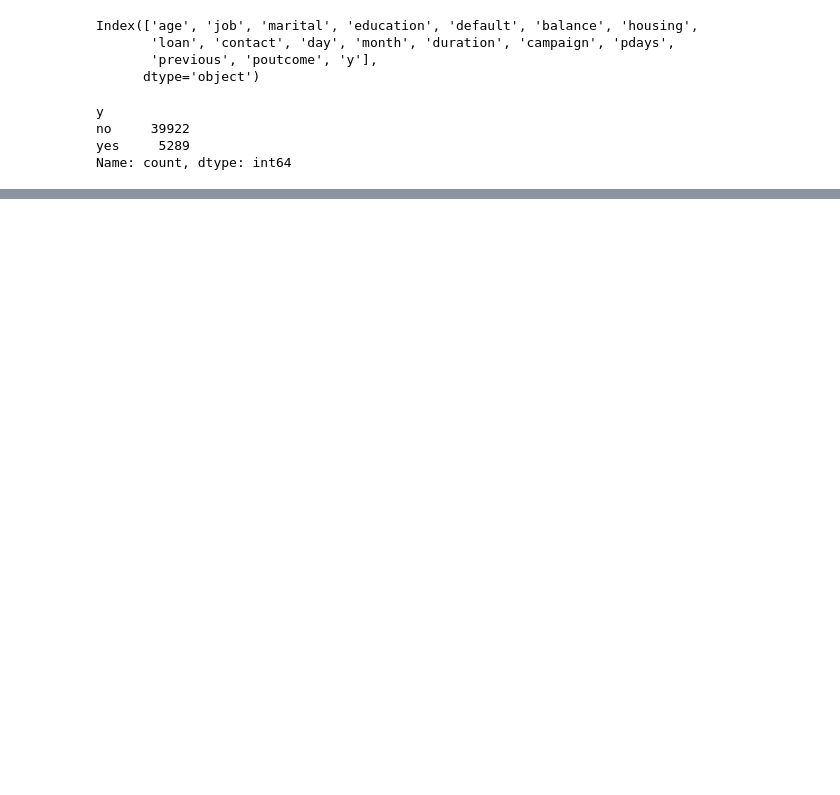
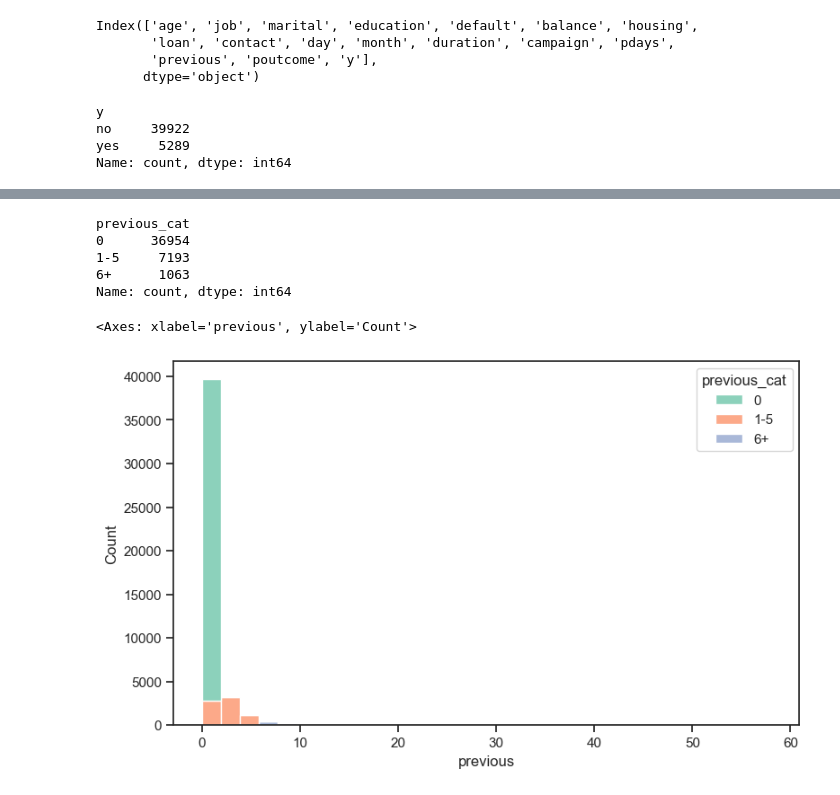
Before and after one commit to csmoilis/final_assignment_bank_campaign, a Jupyter notebook: A05_final_assigment.ipynb, the cells around one changed output, grey strips where cells are left out. Cells and saved outputs as stored; diff of their text form; code cells hidden in the pictures; blank space fills up the shorter version.

```diff
--- a/A05_final_assigment.ipynb
+++ b/A05_final_assigment.ipynb
@@ -372,0 +402,24 @@ Name: count, dtype: int64
+# %%
+df['previous'].unique()
+#df[df['previous']==275]
+# we will now encode previous into a categorical variable
+df['previous_cat'] = pd.cut(df['previous'], bins=[-1,0,1,2,3,4,5,6,275], labels=['-1','0', '1', '2','3','4,'], right=False)
+df['previous_cat'].value_counts()
+# %% [output]
+previous_cat
+0      36954
+1-5     7193
+6+      1063
+Name: count, dtype: int64
+# %%
+#We'll plot the distribution of previous with the new categorical variable
+%matplotlib inline
+
+# Filter full dataframe (keep balance < 20000)
+df_plot = df[df['previous'] < 100]
+plt.figure(figsize=(8,5))
+# histogram plots with our new previous_cat variable
+sns.histplot(data=df_plot, x='previous', hue='previous_cat', multiple='stack', palette='Set2', bins=30)
+# %% [output]
+<Axes: xlabel='previous', ylabel='Count'>
+[figure, added]
```
Also changed, not shown: parts of 11 cells of this notebook, 7 other files.
